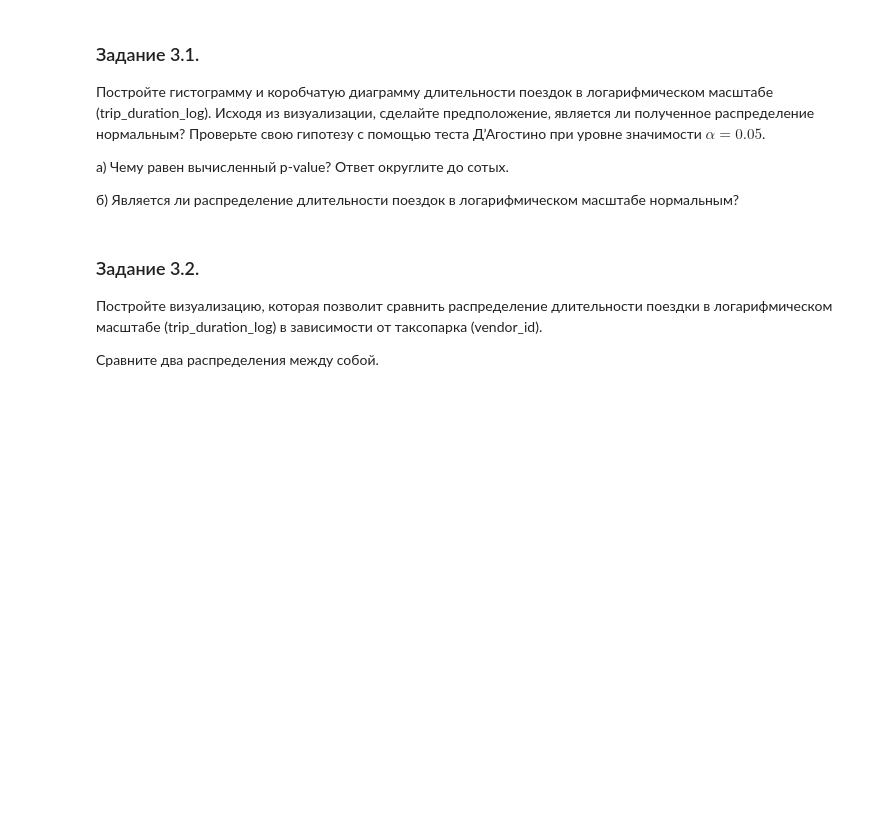
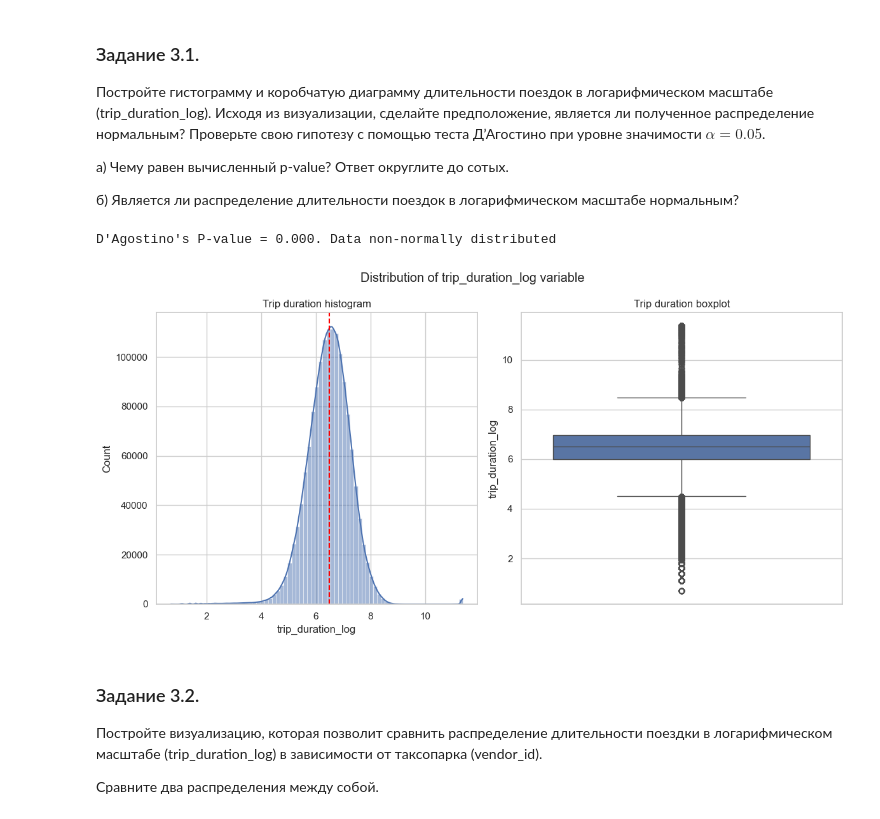
Before and after one commit to YarikKa2/Project_5, a Jupyter notebook: code/Project_5.ipynb, the cells around one changed output. Saved outputs shown, nothing was run; the diff lists cells and outputs as text; code cells hidden in the pictures; blank space fills up the shorter version.

```diff
--- a/code/Project_5.ipynb
+++ b/code/Project_5.ipynb
@@ -638,6 +638,7 @@ $$trip\_duration\_log = log(trip\_duration+1),$$
 где под символом log подразумевается натуральный логарифм.
 # %%
 taxi_data['trip_duration_log'] = np.log(taxi_data['trip_duration']+1)
+sns.set_theme(style="whitegrid")
 # %% [markdown]
 ### Задание 3.1.
 Постройте гистограмму и коробчатую диаграмму длительности поездок в логарифмическом масштабе (trip_duration_log).
@@ -652,3 +651,38 @@ taxi_data['trip_duration_log'] = np.log(taxi_data['trip_duration']+1)
+# %%
+median_trip_dur = taxi_data['trip_duration_log'].median()
+
+
+# Set figure
+fig, ax = plt.subplots(1, 2, figsize=(12, 6))
+
+
+# Display histogram
+sns.histplot(data=taxi_data, x='trip_duration_log',
+                  ax=ax[0], bins=75, kde=True)
+
+ax[0].axvline(x=median_trip_dur, color='red', linestyle='--')
+ax[0].set_title('Trip duration histogram')
+
+
+# Display boxplot
+sns.boxplot(data=taxi_data, y='trip_duration_log', ax=ax[1])
+ax[1].set_title('Trip duration boxplot')
+
+
+
+# Set title of the figure
+fig.suptitle('Distribution of trip_duration_log variable')
+fig.tight_layout()
+
+
+
+# Perform D'Agostino's normality distribution test
+from scipy import stats
+stats, pvalue = stats.normaltest(taxi_data['trip_duration_log'])
+print(f"D'Agostino's P-value = {pvalue:.3f}. Data non-normally distributed")
+# %% [output]
+D'Agostino's P-value = 0.000. Data non-normally distributed
+[figure, added]
 # %% [markdown]
 ### Задание 3.2.
 Постройте визуализацию, которая позволит сравнить распределение длительности поездки в логарифмическом масштабе (trip_duration_log) в зависимости от таксопарка (vendor_id).
```
Also changed, not shown: parts of 4 cells of this notebook.
